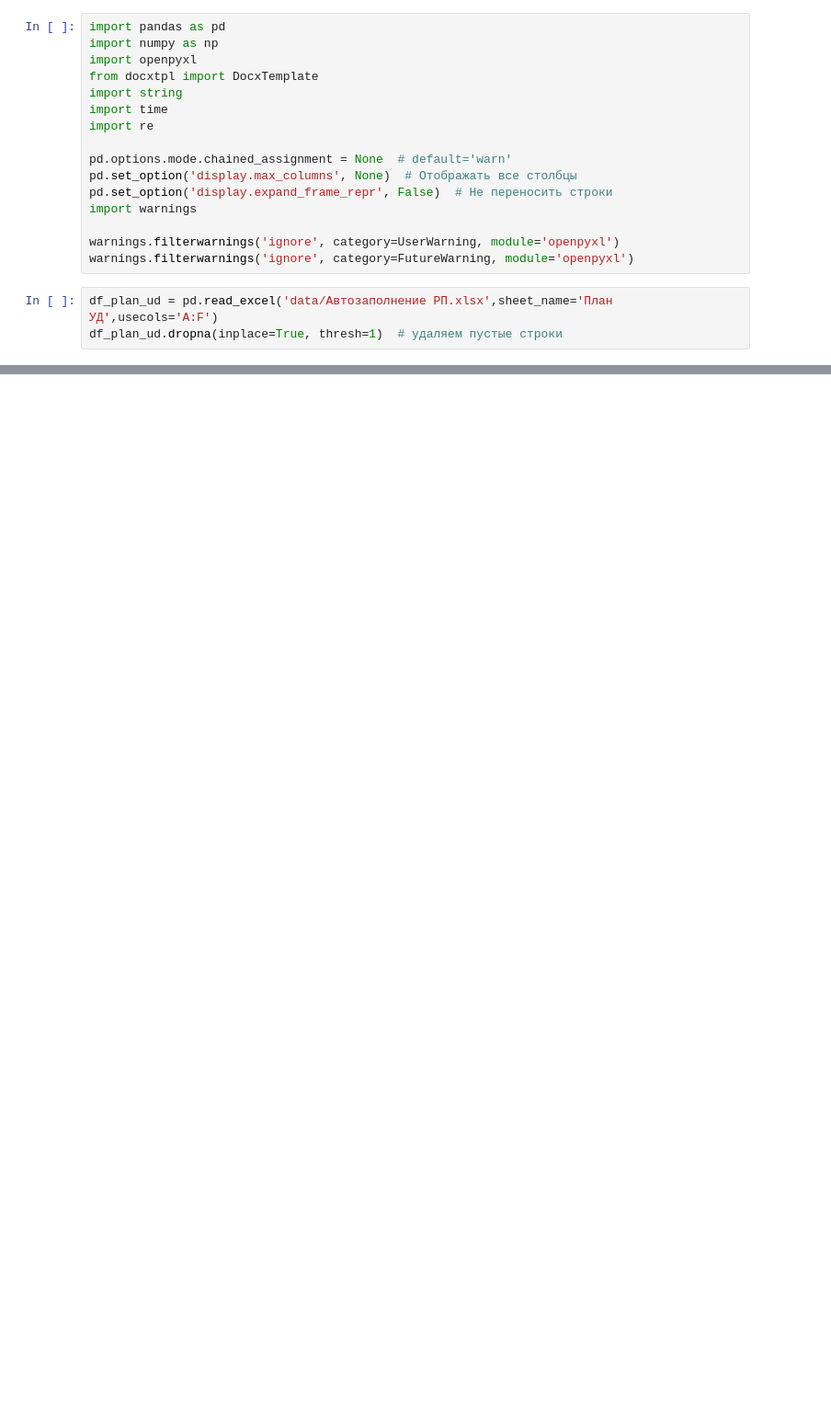
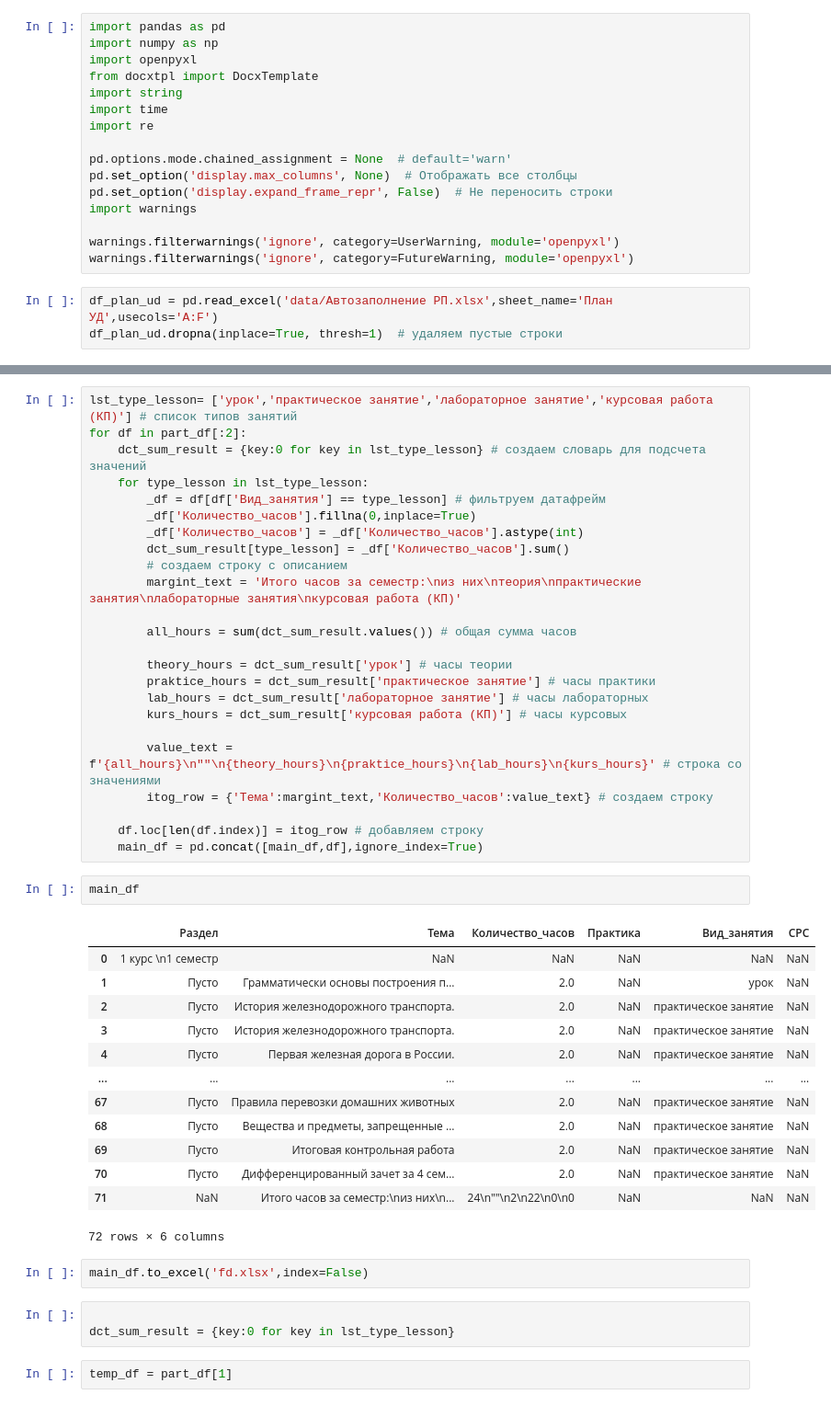
Before and after one commit to t0r1n88/Diana, a Jupyter notebook: UD_1.ipynb, the cells around one changed output, grey strips where cells are left out. Shown: that part at 92% size. Saved outputs shown, nothing was run; the diff lists cells and outputs as text; blank space fills up the shorter version.

```diff
--- a/UD_1.ipynb
+++ b/UD_1.ipynb
@@ -39,0 +94,47 @@ df_plan_ud
+# %%
+lst_type_lesson= ['урок','практическое занятие','лабораторное занятие','курсовая работа (КП)'] # список типов занятий
+for df in part_df[:2]:
+    dct_sum_result = {key:0 for key in lst_type_lesson} # создаем словарь для подсчета значений
+    for type_lesson in lst_type_lesson:
+        _df = df[df['Вид_занятия'] == type_lesson] # фильтруем датафрейм
+        _df['Количество_часов'].fillna(0,inplace=True)
+        _df['Количество_часов'] = _df['Количество_часов'].astype(int)
+        dct_sum_result[type_lesson] = _df['Количество_часов'].sum()
+        # создаем строку с описанием
+        margint_text = 'Итого часов за семестр:\nиз них\nтеория\nпрактические занятия\nлабораторные занятия\nкурсовая работа (КП)'
+
+        all_hours = sum(dct_sum_result.values()) # общая сумма часов
+
+        theory_hours = dct_sum_result['урок'] # часы теории
+        praktice_hours = dct_sum_result['практическое занятие'] # часы практики
+        lab_hours = dct_sum_result['лабораторное занятие'] # часы лабораторных
+        kurs_hours = dct_sum_result['курсовая работа (КП)'] # часы курсовых
+
+        value_text = f'{all_hours}\n""\n{theory_hours}\n{praktice_hours}\n{lab_hours}\n{kurs_hours}' # строка со значениями
+        itog_row = {'Тема':margint_text,'Количество_часов':value_text} # создаем строку
+
+    df.loc[len(df.index)] = itog_row # добавляем строку
+    main_df = pd.concat([main_df,df],ignore_index=True)
+# %%
+main_df
+# %% [output]
+|  | Раздел | Тема | Количество_часов | Практика | Вид_занятия | СРС |
+| 0 | 1 курс \n1 семестр | NaN | NaN | NaN | NaN | NaN |
+| 1 | Пусто | Грамматически основы построения п... | 2.0 | NaN | урок | NaN |
+| 2 | Пусто | История железнодорожного транспорта. | 2.0 | NaN | практическое занятие | NaN |
+| 3 | Пусто | История железнодорожного транспорта. | 2.0 | NaN | практическое занятие | NaN |
+| 4 | Пусто | Первая железная дорога в России. | 2.0 | NaN | практическое занятие | NaN |
+| ... | ... | ... | ... | ... | ... | ... |
+| 67 | Пусто | Правила перевозки домашних животных | 2.0 | NaN | практическое занятие | NaN |
+| 68 | Пусто | Вещества и предметы, запрещенные ... | 2.0 | NaN | практическое занятие | NaN |
+| 69 | Пусто | Итоговая контрольная работа | 2.0 | NaN | практическое занятие | NaN |
+| 70 | Пусто | Дифференцированный зачет за 4 сем... | 2.0 | NaN | практическое занятие | NaN |
+| 71 | NaN | Итого часов за семестр:\nиз них\n... | 24\n""\n2\n22\n0\n0 | NaN | NaN | NaN |
+72 rows × 6 columns
+# %%
+main_df.to_excel('fd.xlsx',index=False)
+# %%
+
+dct_sum_result = {key:0 for key in lst_type_lesson}
+# %%
+temp_df = part_df[1]
```
Also changed, not shown: parts of 23 cells of this notebook, 1 other file.
